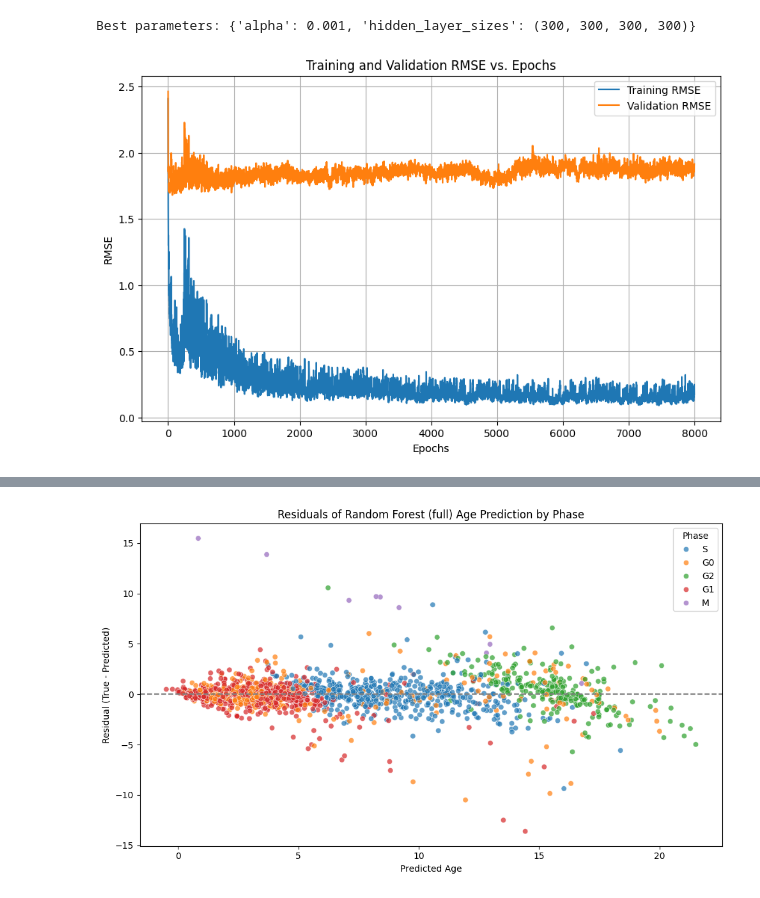
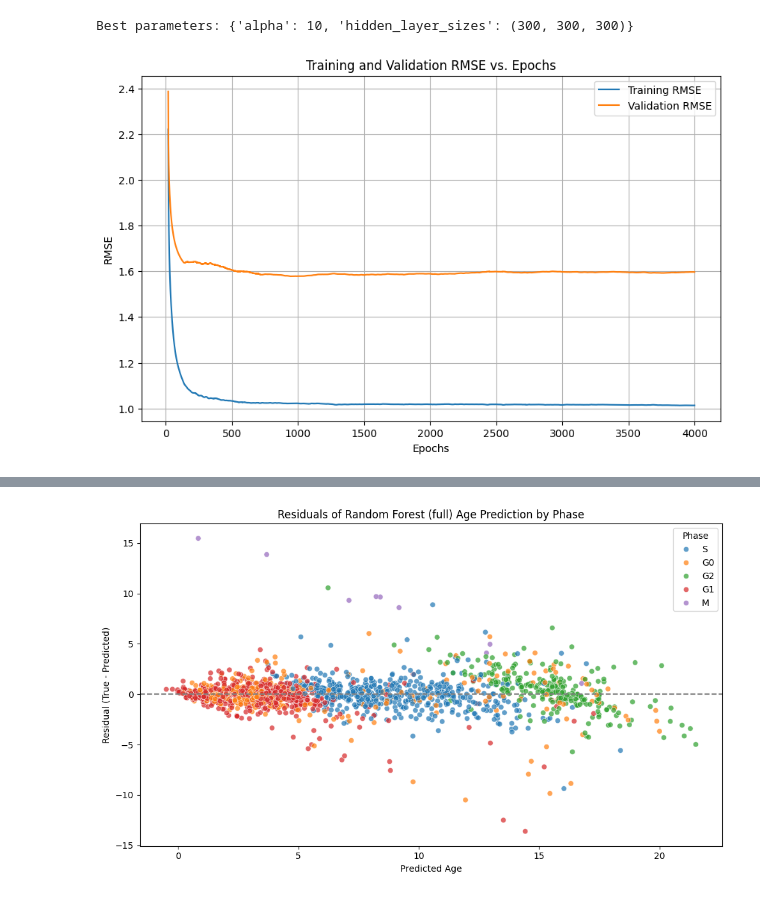
Before and after one commit to mariahgloehr/IICD, a Jupyter notebook: Benchmarks/MLP/mlp_regression_full.ipynb, the cells around one changed output, grey strips where cells are left out. Cells and saved outputs as stored; diff of their text form; code cells hidden in the pictures.

Commit message:
tuning mlp, trying to figure out the overfitting

```diff
--- a/Benchmarks/MLP/mlp_regression_full.ipynb
+++ b/Benchmarks/MLP/mlp_regression_full.ipynb
@@ -16,21 +16,27 @@ y = df['age']
 
 # Split data
 X_train, X_test, y_train, y_test = train_test_split(X, y, test_size=0.2, random_state=949)
+# %%
+# Create bins for y
+bins = np.percentile(y, np.linspace(0, 100, 11))  # deciles
+y_binned = np.digitize(y, bins[1:-1])  # assign bin labels
+
+X_train, X_val, y_train, y_val = train_test_split(
+    X, y, test_size=0.2, stratify=y_binned, random_state=949
+)
 # %%
 # Define MLP regressor
-mlp = MLPRegressor(max_iter=4000, learning_rate = 'adaptive', alpha = 0.001, random_state=949)
+mlp = MLPRegressor(max_iter=4000, learning_rate = 'adaptive', random_state=949)
 # %%
 # Hyperparameter tuning
 param_grid = {
     'hidden_layer_sizes': [
-        (300),
         (300,300),
         (300, 300, 300),
         (300, 300, 300, 300),
-        (300, 300, 300, 300, 300),
     ],
     #'learning_rate_init': [0.0001, 0.001],
-    'alpha': [0.0001, 0.001, 0.01, 0.1]  # L2 penalty
+    'alpha': [10,50,100]  # L2 penalty
     #'learning_rate_init': [0.001, 0.01, 0.1]  # initial LR for adaptive strategy
 }
 
@@ -51,54 +57,54 @@ grid_search.fit(X_train, y_train)
 # Output best parameters and score (convert to positive RMSE)
 print("Best parameters:", grid_search.best_params_)
 # %% [output]
-Best parameters: {'alpha': 0.001, 'hidden_layer_sizes': (300, 300, 300, 300)}
+Best parameters: {'alpha': 10, 'hidden_layer_sizes': (300, 300, 300)}
 # %%
 # tuning epochs
 
 mlp = MLPRegressor(max_iter=1,
-                   hidden_layer_sizes = (300, 300, 300, 300),
+                   hidden_layer_sizes = (300,300,300),
                    learning_rate = 'adaptive',
-                   learning_rate_init = 0.001,
-                   alpha = 0.001,
+                   learning_rate_init = 0.0001,
+                   alpha = 25,
                    random_state=949,
                    warm_start=True)
 
 # track rmse
-n_epochs = 8000
+n_epochs = 4000
 
 train_rmse = []
 val_rmse = []
 epochs_recorded = []
 
 def moving_average(data, window_size=20):
     return np.convolve(data, np.ones(window_size)/window_size, mode='valid')
 
 for epoch in range(1, n_epochs):
     mlp.fit(X_train, y_train)  # One epoch
 
     y_tr_pred = mlp.predict(X_train)
     y_val_pred = mlp.predict(X_test)
 
     train_rmse.append(root_mean_squared_error(y_train, y_tr_pred))
     val_rmse.append(root_mean_squared_error(y_test, y_val_pred))
     epochs_recorded.append(epoch)
 
 smoothed_val_rmse = moving_average(val_rmse, window_size=20)
 smoothed_train_rmse = moving_average(train_rmse, window_size=20)
 epochs_smoothed = np.arange(20, len(val_rmse)+1)
 
 # Plot
 plt.figure(figsize=(10,6))
 plt.plot(epochs_smoothed, smoothed_train_rmse, label='Training RMSE')
 plt.plot(epochs_smoothed, smoothed_val_rmse, label='Validation RMSE')
 plt.xlabel('Epochs')
 plt.ylabel('RMSE')
 plt.title('Training and Validation RMSE vs. Epochs')
 plt.legend()
 plt.grid(True)
 plt.show()
 # %% [output]
-[figure, old version]
+[figure, new version]
 # %%
 # Retrain with best estimators
 
```
Also changed, not shown: parts of 3 cells of this notebook, 7 other files.
